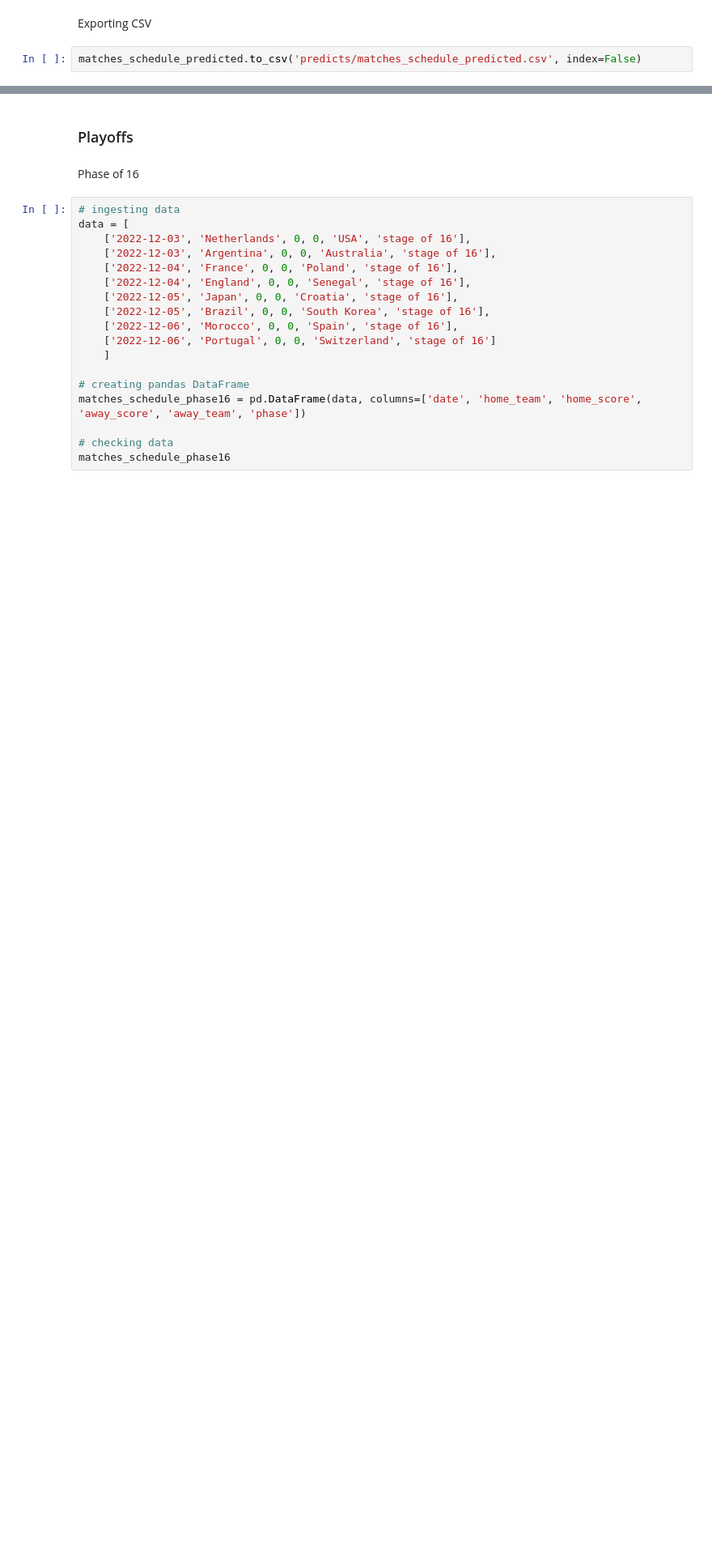
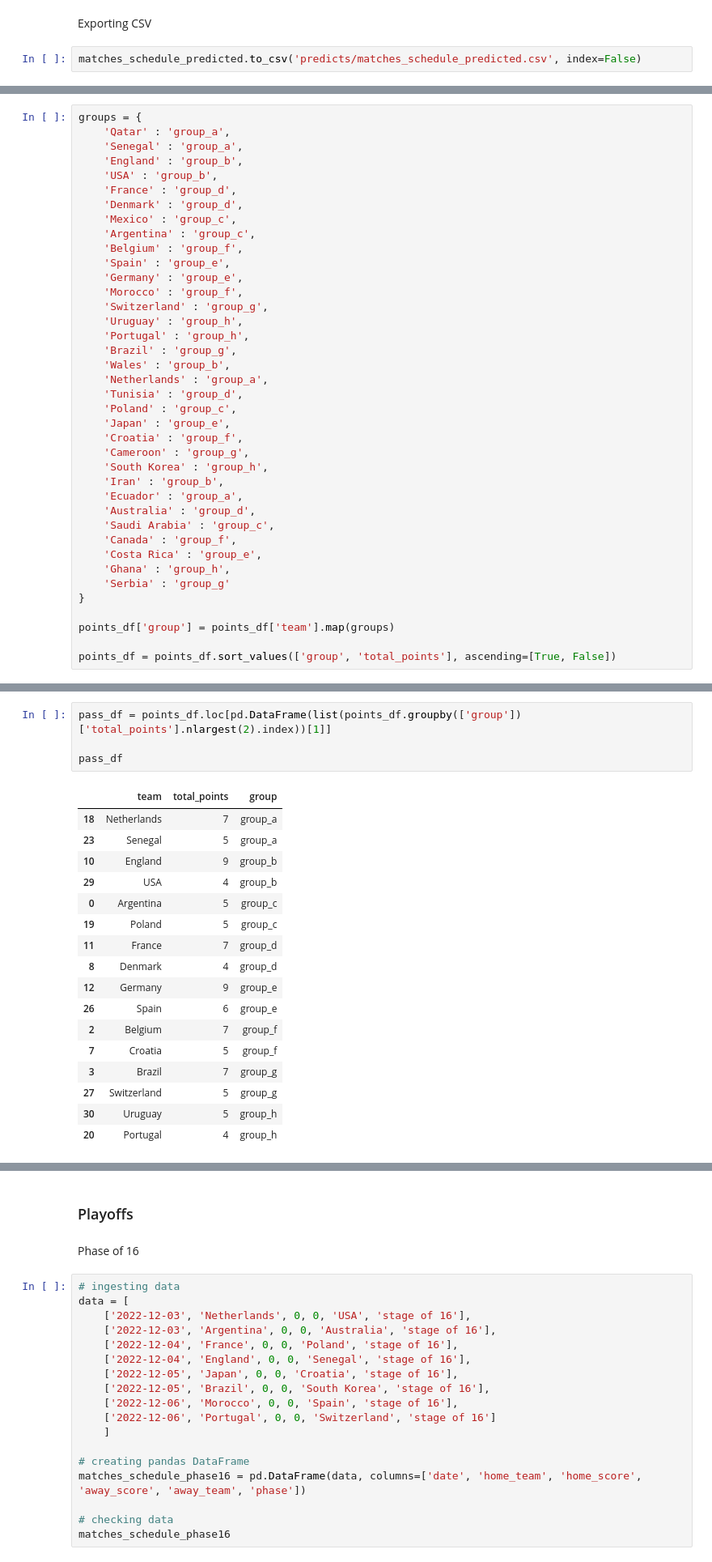
Before and after one commit to rafabandoni/world-cup-22-predict, a Jupyter notebook: predict_worldcup22.ipynb, the cells around one changed output, grey strips where cells are left out. Shown at 81% size. Cells and saved outputs as stored; diff of their text form; blank space fills up the shorter version.

```diff
--- a/predict_worldcup22.ipynb
+++ b/predict_worldcup22.ipynb
@@ -489,0 +536,39 @@ matches_schedule_predicted.to_csv('predicts/matches_schedule_predicted.csv', ind
+# %%
+groups = {
+    'Qatar' : 'group_a',
+    'Senegal' : 'group_a',
+    'England' : 'group_b',
+    'USA' : 'group_b',
+    'France' : 'group_d',
+    'Denmark' : 'group_d',
+    'Mexico' : 'group_c',
+    'Argentina' : 'group_c',
+    'Belgium' : 'group_f',
+    'Spain' : 'group_e',
+    'Germany' : 'group_e',
+    'Morocco' : 'group_f',
+    'Switzerland' : 'group_g',
+    'Uruguay' : 'group_h',
+    'Portugal' : 'group_h',
+    'Brazil' : 'group_g',
+    'Wales' : 'group_b',
+    'Netherlands' : 'group_a',
+    'Tunisia' : 'group_d',
+    'Poland' : 'group_c',
+    'Japan' : 'group_e',
+    'Croatia' : 'group_f',
+    'Cameroon' : 'group_g',
+    'South Korea' : 'group_h',
+    'Iran' : 'group_b',
+    'Ecuador' : 'group_a',
+    'Australia' : 'group_d',
+    'Saudi Arabia' : 'group_c',
+    'Canada' : 'group_f',
+    'Costa Rica' : 'group_e',
+    'Ghana' : 'group_h',
+    'Serbia' : 'group_g'
+}
+
+points_df['group'] = points_df['team'].map(groups)
+
+points_df = points_df.sort_values(['group', 'total_points'], ascending=[True, False])
@@ -489,0 +577,22 @@ matches_schedule_predicted.to_csv('predicts/matches_schedule_predicted.csv', ind
+# %%
+pass_df = points_df.loc[pd.DataFrame(list(points_df.groupby(['group'])['total_points'].nlargest(2).index))[1]]
+
+pass_df
+# %% [output]
+|  | team | total_points | group |
+| 18 | Netherlands | 7 | group_a |
+| 23 | Senegal | 5 | group_a |
+| 10 | England | 9 | group_b |
+| 29 | USA | 4 | group_b |
+| 0 | Argentina | 5 | group_c |
+| 19 | Poland | 5 | group_c |
+| 11 | France | 7 | group_d |
+| 8 | Denmark | 4 | group_d |
+| 12 | Germany | 9 | group_e |
+| 26 | Spain | 6 | group_e |
+| 2 | Belgium | 7 | group_f |
+| 7 | Croatia | 5 | group_f |
+| 3 | Brazil | 7 | group_g |
+| 27 | Switzerland | 5 | group_g |
+| 30 | Uruguay | 5 | group_h |
+| 20 | Portugal | 4 | group_h |
```
Also changed, not shown: parts of 31 cells of this notebook, 5 other files.
